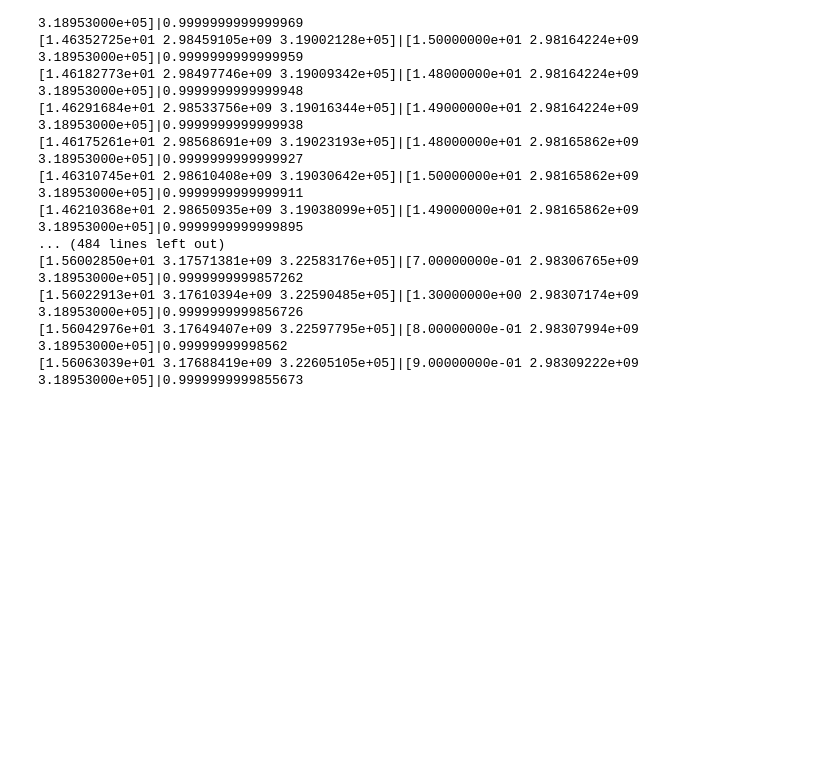
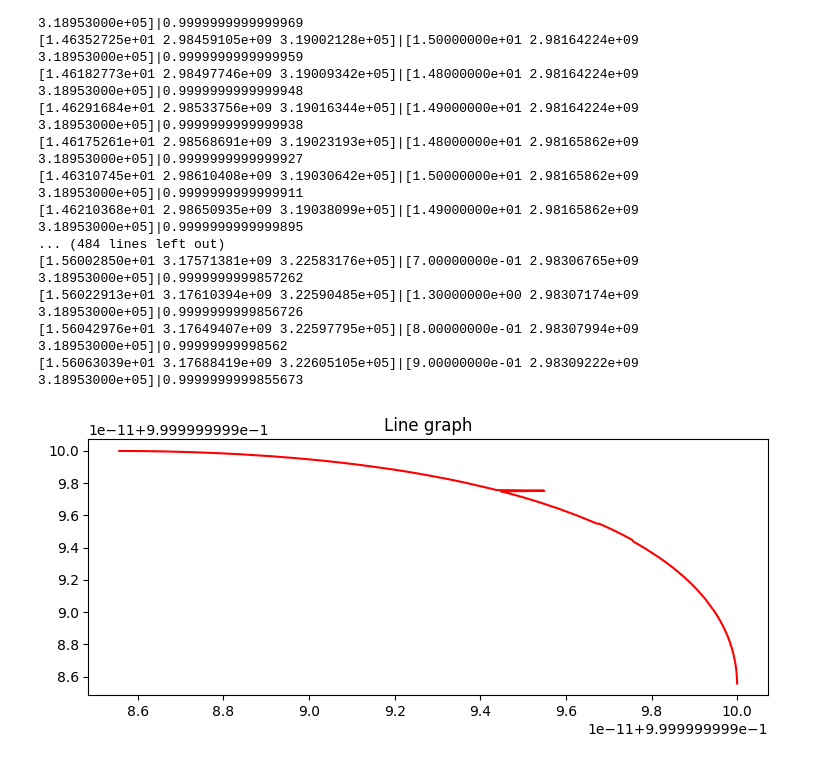
Before and after one commit to ak19qp/ra, a Jupyter notebook: VAR.ipynb, the cells around one changed output. Cells and saved outputs as stored; diff of their text form; code cells hidden in the pictures; blank space fills up the shorter version.

```diff
--- a/VAR.ipynb
+++ b/VAR.ipynb
@@ -584,9 +584,12 @@ array([1.47000000e+01, 2.98163405e+09, 3.18953000e+05])
 from numpy import dot
 from numpy.linalg import norm
 # %%
+cos_sim_list:list=[]
+
 for i in range(nobs):
     cos_sim = dot(forecast_vectors[i], test_vectors[i])/(norm(forecast_vectors[i])*norm(test_vectors[i]))
     print(str(forecast_vectors[i])+"|"+str(test_vectors[i])+"|"+str(cos_sim))
+    cos_sim_list.append(cos_sim)
 # %% [output]
 [1.46804185e+01 2.98195095e+09 3.18959027e+05]|[1.47000000e+01 2.98163405e+09 3.18953000e+05]|0.9999999999999999
 [1.46156864e+01 2.98230089e+09 3.18965790e+05]|[1.45000000e+01 2.98164224e+09 3.18953000e+05]|0.9999999999999997
@@ -605,3 +608,19 @@ for i in range(nobs):
 [1.56022913e+01 3.17610394e+09 3.22590485e+05]|[1.30000000e+00 2.98307174e+09 3.18953000e+05]|0.9999999999856726
 [1.56042976e+01 3.17649407e+09 3.22597795e+05]|[8.00000000e-01 2.98307994e+09 3.18953000e+05]|0.99999999998562
 [1.56063039e+01 3.17688419e+09 3.22605105e+05]|[9.00000000e-01 2.98309222e+09 3.18953000e+05]|0.9999999999855673
+# %%
+import numpy as np
+import matplotlib.pyplot as plt
+
+plt.rcParams["figure.figsize"] = [7.50, 3.50]
+plt.rcParams["figure.autolayout"] = True
+
+x = cos_sim_list
+y = np.sort(x)
+
+plt.title("Line graph")
+plt.plot(x, y, color="red")
+
+plt.show()
+# %% [output]
+[figure, added]
```
Also changed, not shown: parts of 1 cell of this notebook.
